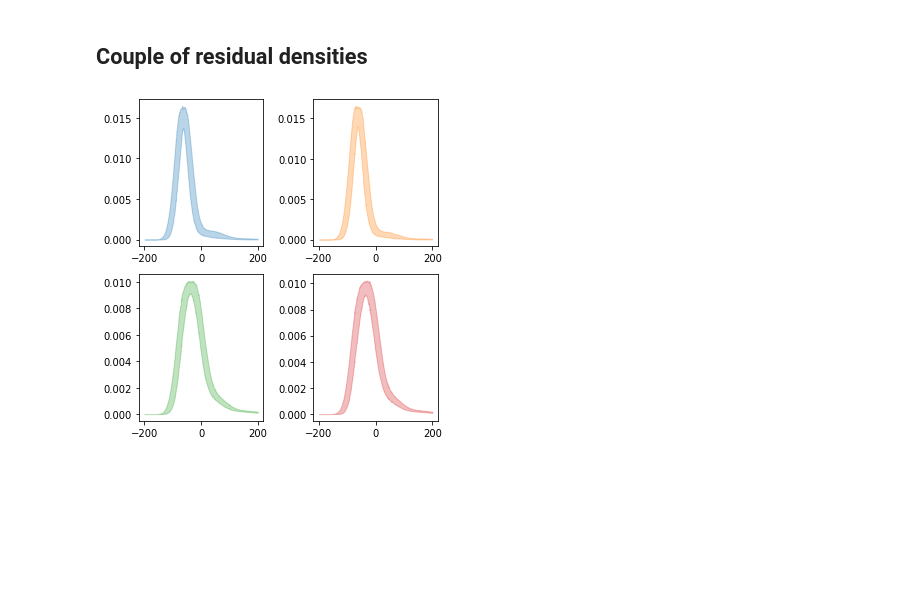
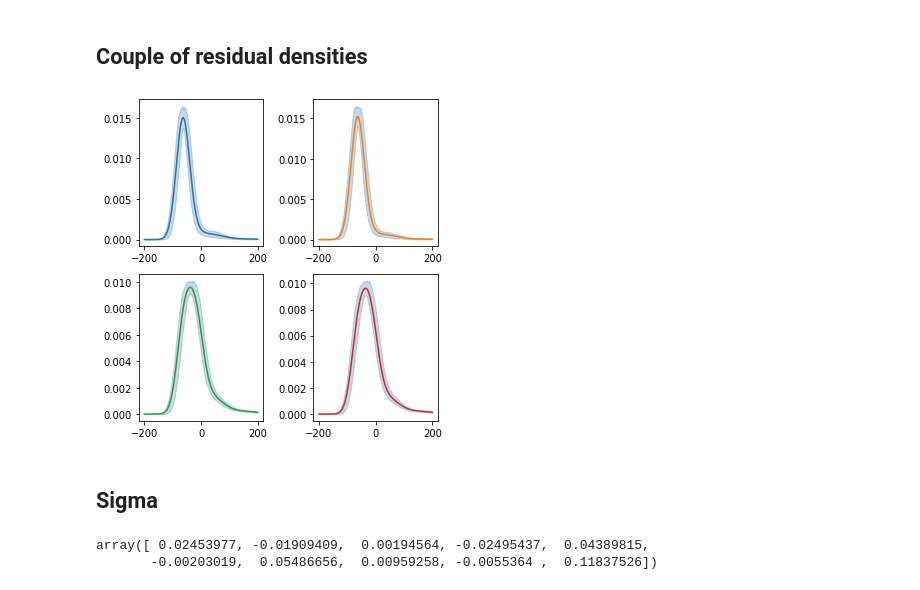
Before and after one commit to mberaha/spatial_mixtures, a Jupyter notebook: notebooks/amsterdam_airbnb/SpatialMix analysis.ipynb, the cells around one changed output. Saved outputs shown, nothing was run; the diff lists cells and outputs as text; code cells hidden in the pictures; blank space fills up the shorter version.

Commit message:
more plots + quick fix for rho

```diff
--- a/notebooks/amsterdam_airbnb/SpatialMix analysis.ipynb
+++ b/notebooks/amsterdam_airbnb/SpatialMix analysis.ipynb
@@ -109,16 +106,25 @@ dens = estimateDensities(chains, xgrids=xgrid)
 # %%
 fig, axes = plt.subplots(nrows=2 , ncols=2, figsize=(5, 5))
 toplot = [0, 9, 14, 19]
 axes = axes.flat
 
 
 for i in range(4):
     g = toplot[i]
     intervals = np.array([pm.stats.hpd(dens[g][:, i], 0.05) for i in range(dens[g].shape[1])])
-    axes[i].fill_between(xgrid, intervals[:, 0], intervals[:, 1], alpha=0.3, color=current_palette[i])
+    axes[i].fill_between(xgrid, intervals[:, 0], intervals[:, 1], alpha=0.3, color="steelblue")
+    axes[i].plot(xgrid, np.mean(dens[g], 0), color=current_palette[i])
 
 plt.tight_layout()
 plt.savefig("images/dens_estimates_res_amsterdam.pdf")
 plt.show()
 # %% [output]
-[figure, old version]
+[figure, new version]
+# %% [markdown]
+## Sigma
+# %%
+mat = np.triu(np.asarray(chains[i].Sigma.data).reshape(4, 4))
+mat[np.nonzero(mat)]
+# %% [output]
+array([ 0.02453977, -0.01909409,  0.00194564, -0.02495437,  0.04389815,
+       -0.00203019,  0.05486656,  0.00959258, -0.0055364 ,  0.11837526])
```
Also changed, not shown: parts of 6 cells of this notebook, 3 other files.
